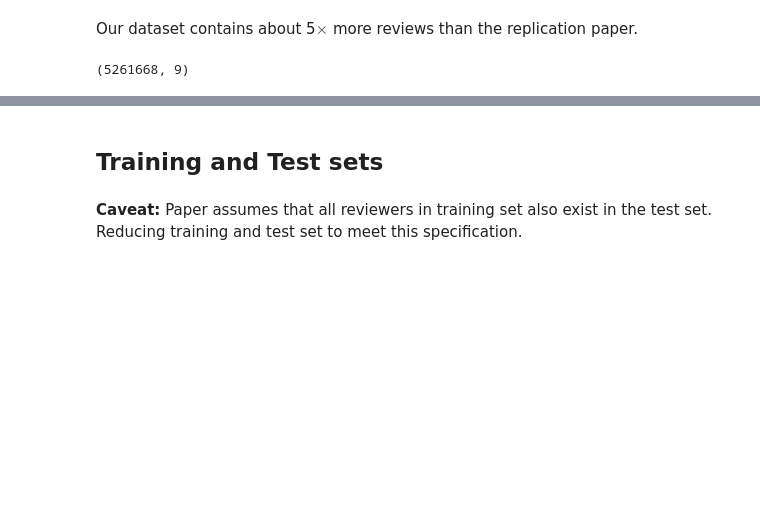
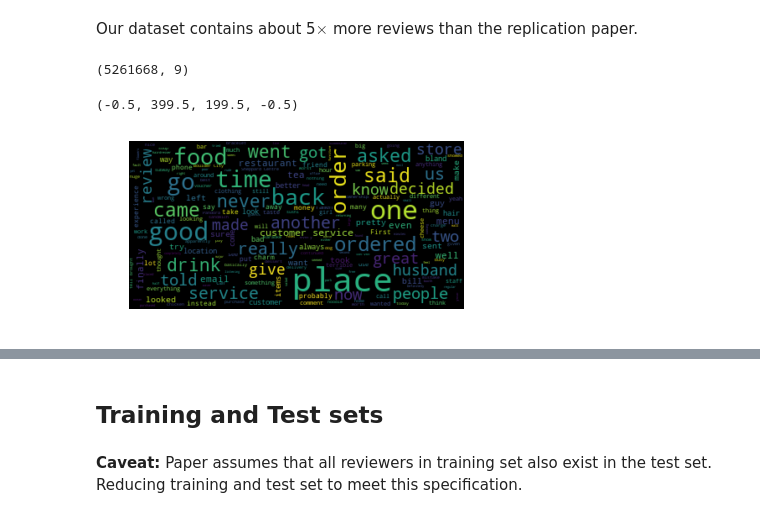
Before and after one commit to shindemanoj/CS6220-Project, a Jupyter notebook: Restaurants Review Star Prediction for Yelp Dataset.ipynb, the cells around one changed output, grey strips where cells are left out. Cells and saved outputs as stored; diff of their text form; code cells hidden in the pictures; blank space fills up the shorter version.

Commit message:
Added worldcloud, getting duplicate key error while merge

```diff
--- a/Restaurants Review Star Prediction for Yelp Dataset.ipynb
+++ b/Restaurants Review Star Prediction for Yelp Dataset.ipynb
@@ -50,0 +53,9 @@ reviews.shape
+# %%
+from wordcloud import WordCloud
+#Generate a word cloud image
+worldCloud1Star = WordCloud(max_font_size=40).generate(test.iloc[0]['text'])
+plt.imshow(worldCloud1Star, interpolation='bilinear')
+plt.axis("off")
+# %% [output]
+(-0.5, 399.5, 199.5, -0.5)
+[figure, added]
```
Also changed, not shown: parts of 4 cells of this notebook.
